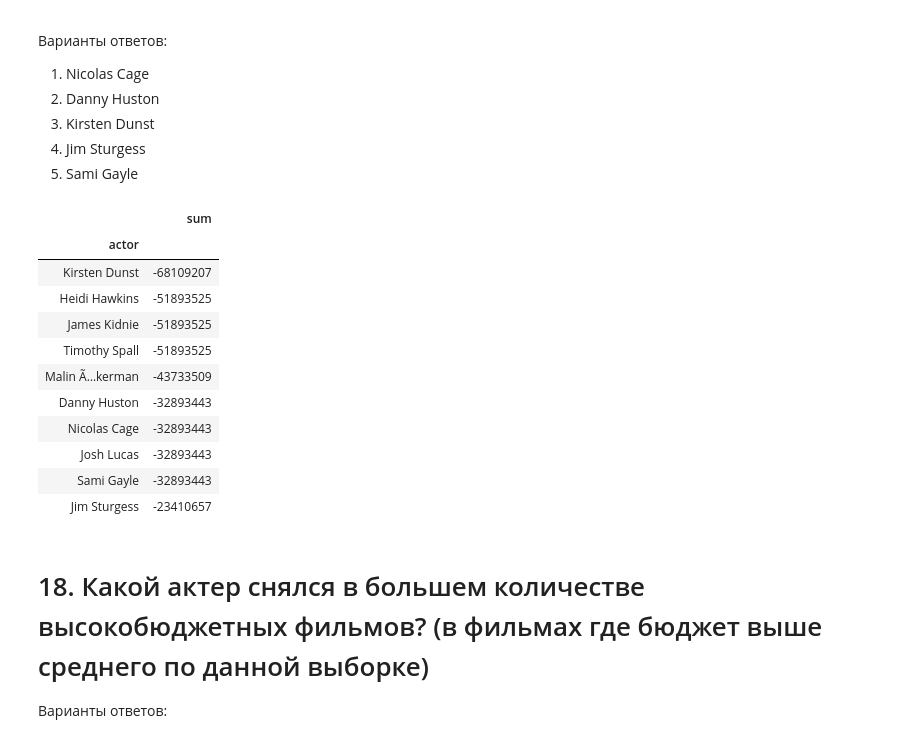
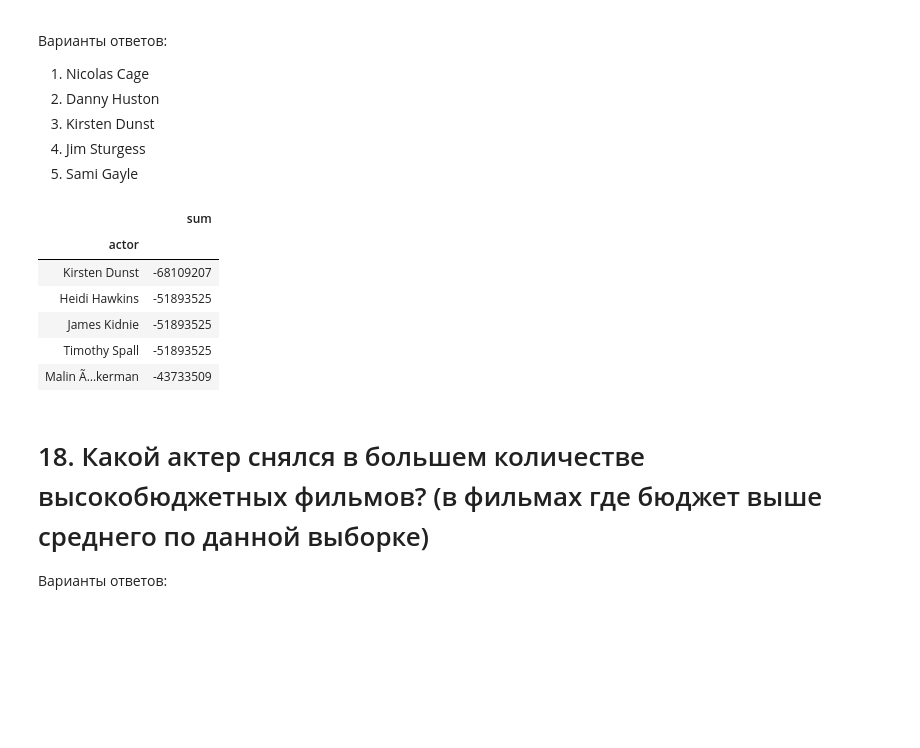
Before and after one commit to xalegor/skillfactory_rds, a Jupyter notebook: module_1/Millioner.ipynb, the cells around one changed output. Drawn from its saved outputs; the diff is of its cells as text; code cells hidden in the pictures; blank space fills up the shorter version.

```diff
--- a/module_1/Millioner.ipynb
+++ b/module_1/Millioner.ipynb
@@ -64,7 +64,7 @@ answer_ls.append(2)
 # %%
 display(data.original_title[data.runtime.idxmin()])
 
-answer_ls.append(1)
+answer_ls.append(3)
 # %% [output]
 'Winnie the Pooh'
 # %% [markdown]
@@ -79,7 +79,7 @@ answer_ls.append(1)
 # %%
 display(data["runtime"].mean())
 
-answer_ls.append(1)
+answer_ls.append(2)
 # %% [output]
 109.65343915343915
 # %% [markdown]
@@ -109,7 +109,7 @@ data['total_income'] = data['revenue'] - data['budget']
 
 display(data.original_title[data.total_income.idxmax()])
 
-answer_ls.append(1)
+answer_ls.append(5)
 # %% [output]
 'Avatar'
 # %% [markdown]
@@ -306,22 +296,17 @@ answer_ls.append(1)
 4. Jim Sturgess
 5. Sami Gayle
 # %%
-display(am.query('release_year == 2012').groupby(['actor'])['total_income'].agg(['sum']).sort_values(by='sum', ascending=True).head(10))
+display(act.query('release_year == 2012').groupby(['actor'])['total_income'].agg(['sum']).sort_values(by='sum', ascending=True).head(5))
 
 answer_ls.append(3)
 # %% [output]
 |  | sum |
 | actor |  |
 | Kirsten Dunst | -68109207 |
 | Heidi Hawkins | -51893525 |
 | James Kidnie | -51893525 |
 | Timothy Spall | -51893525 |
 | Malin Ã…kerman | -43733509 |
-| Danny Huston | -32893443 |
-| Nicolas Cage | -32893443 |
-| Josh Lucas | -32893443 |
-| Sami Gayle | -32893443 |
-| Jim Sturgess | -23410657 |
 # %% [markdown]
 # 18. Какой актер снялся в большем количестве высокобюджетных фильмов? (в фильмах где бюджет выше среднего по данной выборке)
 Варианты ответов:
```
Also changed, not shown: parts of 8 cells of this notebook.
